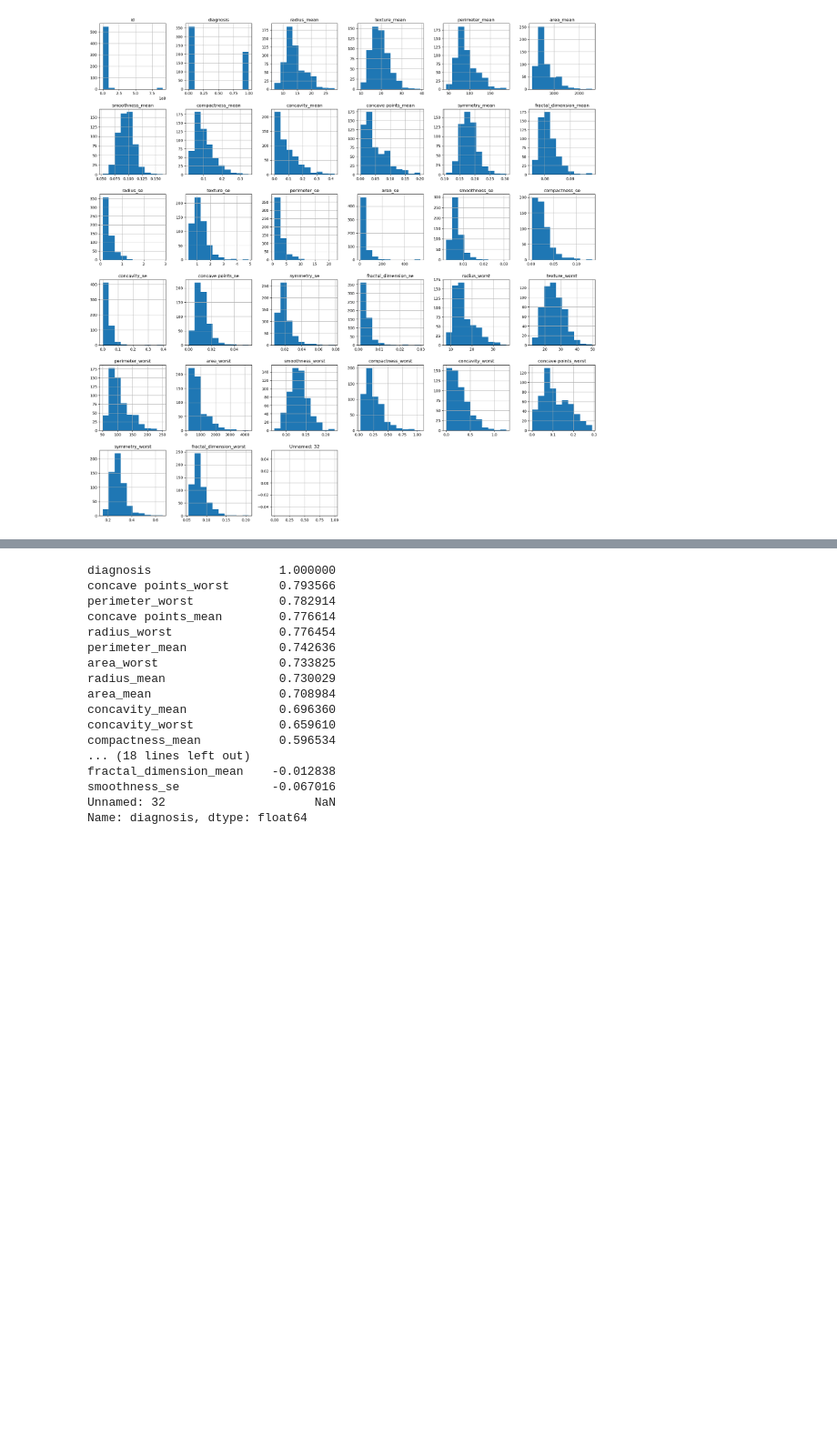
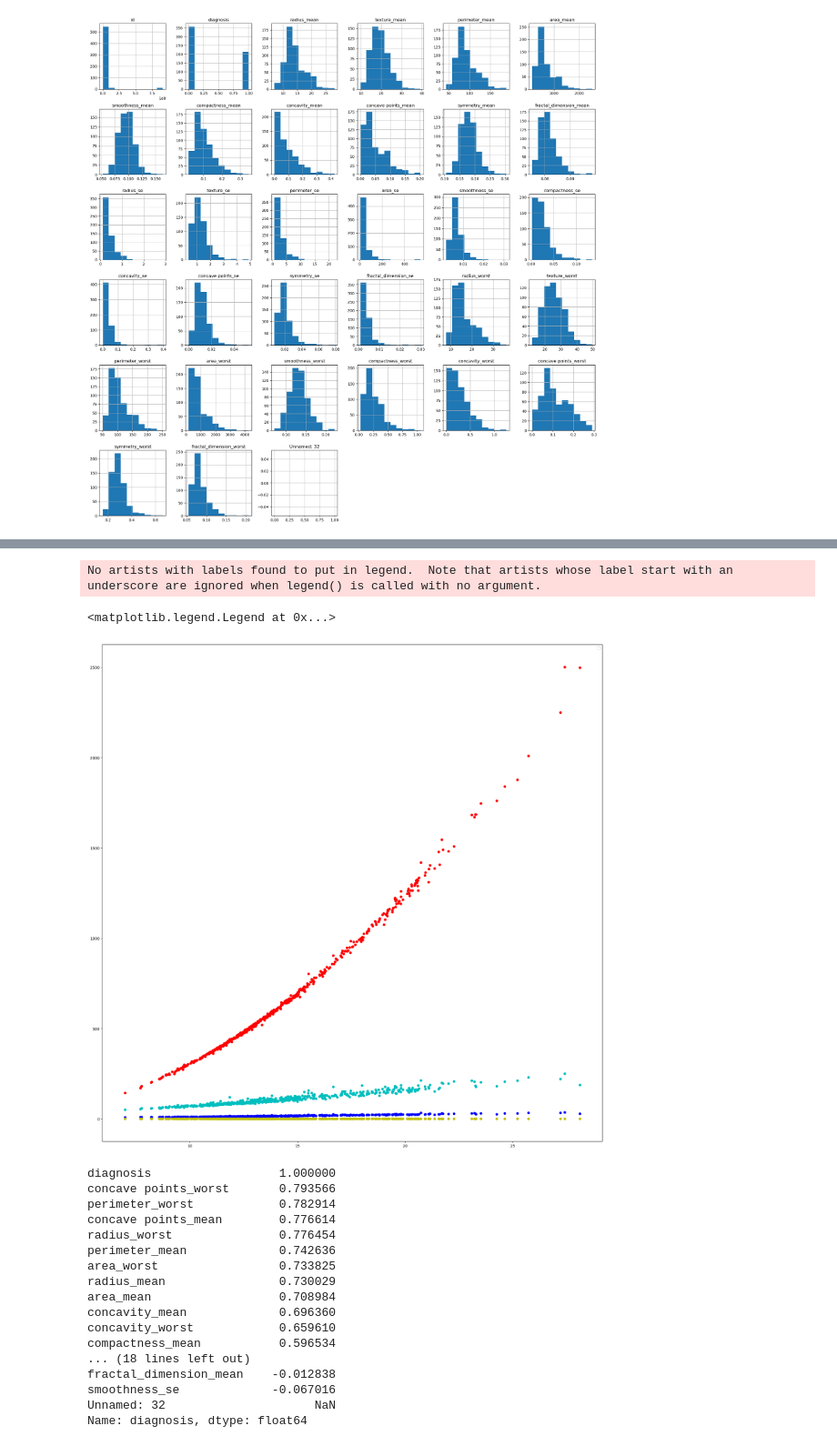
Before and after one commit to Sangeetha-Thirunaukarasu/Machine_Learning, a Jupyter notebook: breast_cancer_ML.ipynb, the cells around one changed output, grey strips where cells are left out. Shown at 91% size. Cells and saved outputs as stored; diff of their text form; code cells hidden in the pictures; blank space fills up the shorter version.

```diff
--- a/breast_cancer_ML.ipynb
+++ b/breast_cancer_ML.ipynb
@@ -109 +128,15 @@ plt.show()
+# %%
+#high correlation between radius_mean and some other features
+plt.scatter(x=data['radius_mean'],y=data['area_mean'],c ='r')
+plt.scatter(x=data['radius_mean'],y=data['radius_worst'],c = 'b')
+plt.scatter(x=data['radius_mean'],y=data['perimeter_worst'], c = 'c')
+plt.scatter(x=data['radius_mean'],y=data['fractal_dimension_mean'], c = 'y')
+
+plt.legend()
+# plt.figure().set_figwidth (10)
+# plt.figure().set_figheight (5)
+# %% [output]
+No artists with labels found to put in legend.  Note that artists whose label start with an underscore are ignored when legend() is called with no argument.
+<matplotlib.legend.Legend at 0x...>
+[figure, added]
 # %%
```
Also changed, not shown: parts of 83 cells of this notebook.
